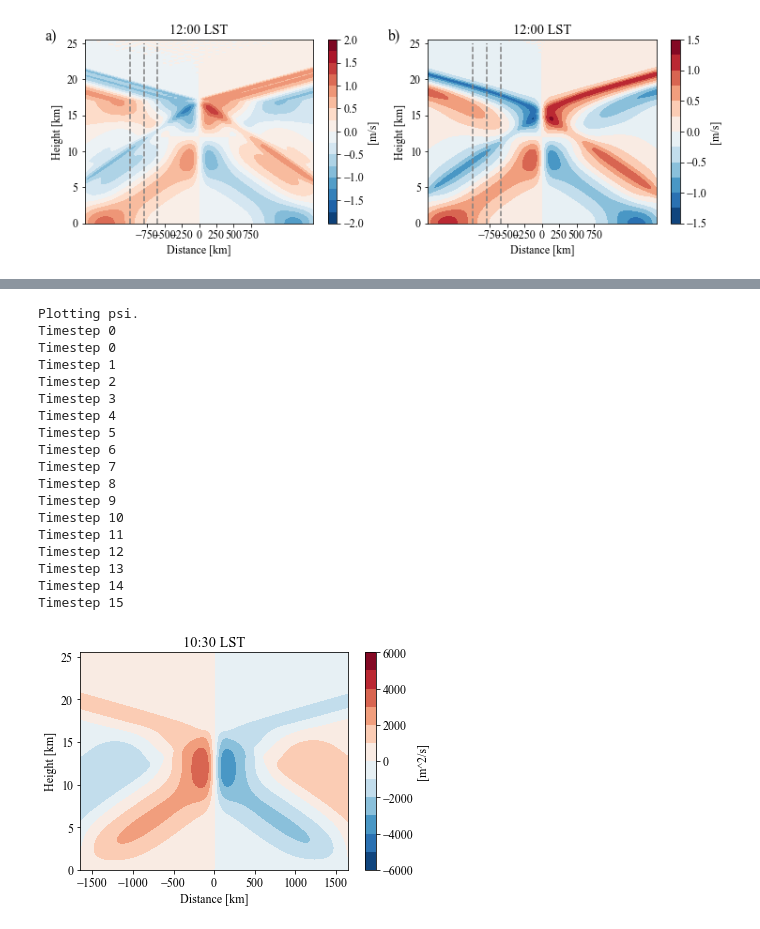
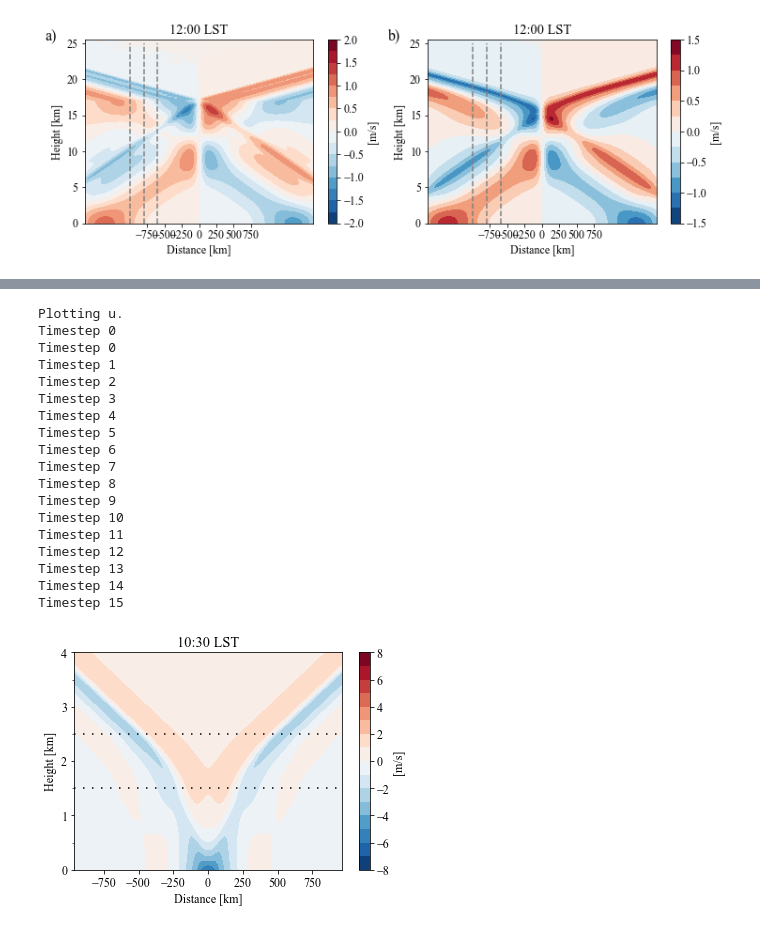
Before and after one commit to eshort0401/rotunno83, a Jupyter notebook: python_scripts/rotunno83.ipynb, the cells around one changed output, grey strips where cells are left out. Saved outputs shown, nothing was run; the diff lists cells and outputs as text; code cells hidden in the pictures.

```diff
--- a/python_scripts/rotunno83.ipynb
+++ b/python_scripts/rotunno83.ipynb
@@ -332,36 +412,36 @@ Plotting u.
 # rt.animateCont(ds_channel_dim.sel(mode=[1,2,3]).sum(dim='mode', keep_attrs=True).squeeze(),var='theta_q')
 # rt.animateCont(ds_rotunno_dim, var='psi')
 
-rt.animateCont(ds_pwN_dim.sel(mode=[1,2]).sum(dim='mode', keep_attrs=True).sel(forcing=1).squeeze(), var='psi')
+rt.animateCont(ds_cN_dim.sel(mode=[1,2]).sum(dim='mode', keep_attrs=True).sel(forcing=[1,2,3]).sum(dim='forcing', keep_attrs=True).squeeze(), var='u', soltype='cn')
 # rt.animateCont(ds_pwN_dim.sel(mode=[1,2]).sum(dim='mode', keep_attrs=True).isel(forcing=1).squeeze(), var='u')
 # rt.animateCont(ds_qian_dim.sel(mode=[1]).sum(dim='mode', keep_attrs=True).squeeze(),  var='theta_w')
 
 # rt.animateCont(ds_qian_dim.sum(dim='mode', keep_attrs=True).squeeze(),  var='theta_w')
 # rt.animateCont(ds_qian_dim.sel(mode=[2]).sum(dim='mode', keep_attrs=True).squeeze(),  var='psi')
 # for i in np.arange(1,7):
 #     rt.animateCont(ds_qian_dim.sel(submode=i),  var='bw')
 # rt.animateCont(ds_qian_dim.sel(submode=[2,3,4,5,6]).sum(dim='submode', keep_attrs=True).squeeze(),'bw')
 # rt.animateCont(ds_qian_dim.sel(mode=2).squeeze(),  var='psi')
 # %% [output]
-Plotting psi.
+Plotting u.
 Timestep 0
 Timestep 0
 Timestep 1
 Timestep 2
 Timestep 3
 Timestep 4
 Timestep 5
 Timestep 6
 Timestep 7
 Timestep 8
 Timestep 9
 Timestep 10
 Timestep 11
 Timestep 12
 Timestep 13
 Timestep 14
 Timestep 15
-[figure, old version]
+[figure, new version]
 # %%
 # rt.animateVelocity(ds_qian_dim.sum(dim='mode', keep_attrs=True).squeeze()); plt.show()
 test = ds_cN_dim.sum(dim='mode', keep_attrs=True).sum(dim='forcing', keep_attrs=True)
```
Also changed, not shown: parts of 148 cells of this notebook, 20 other files.
